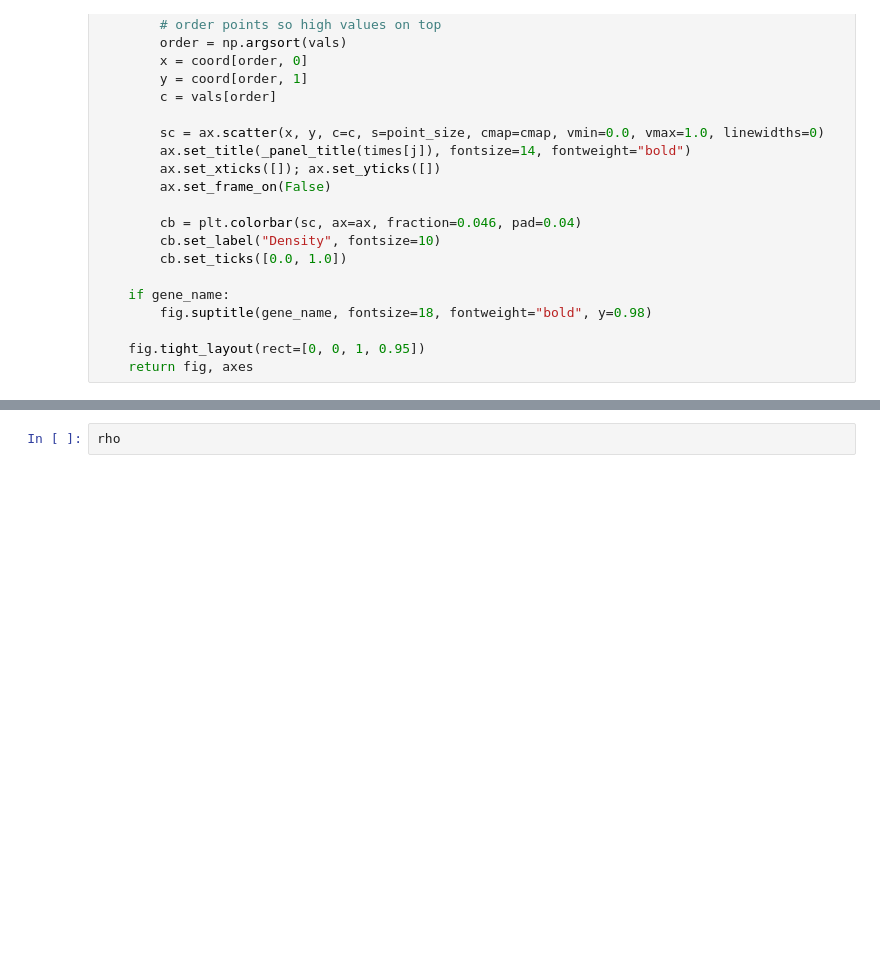
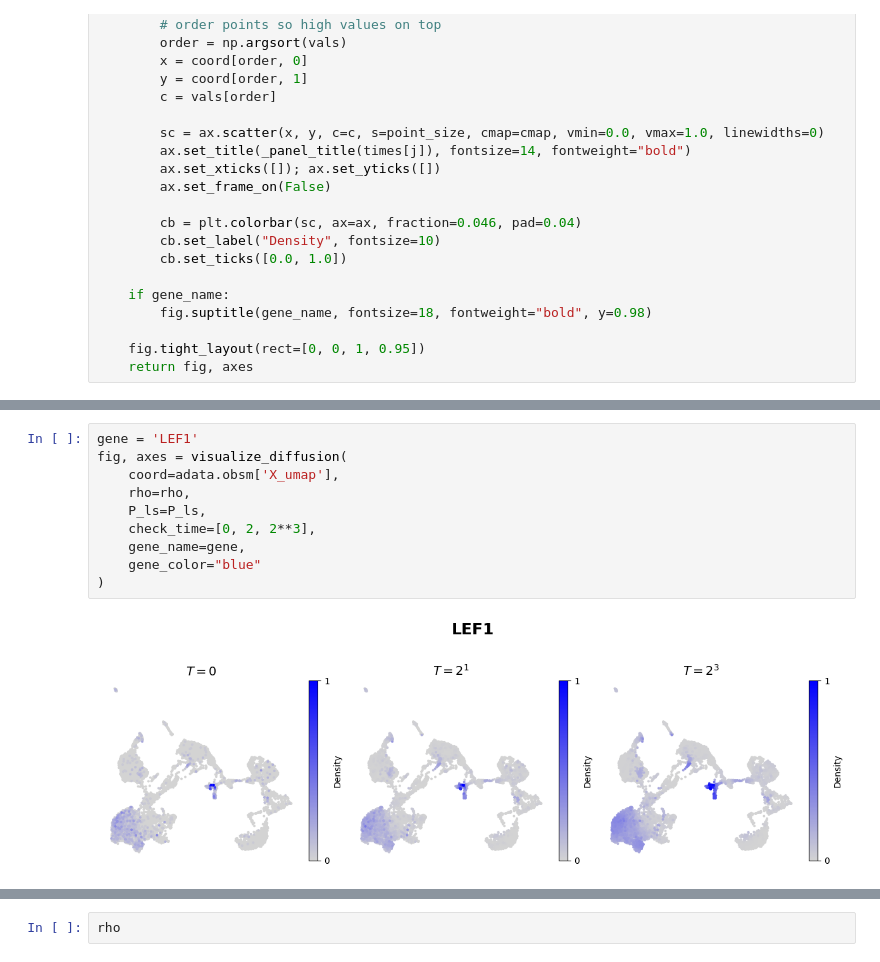
Before and after one commit to jassonmakkar/pylmd, a Jupyter notebook: pylmd/pylmd/demo.ipynb, the cells around one changed output, grey strips where cells are left out. Cells and saved outputs as stored; diff of their text form; blank space fills up the shorter version.

```diff
--- a/pylmd/pylmd/demo.ipynb
+++ b/pylmd/pylmd/demo.ipynb
@@ -718,3 +720,15 @@ sc.pl.umap(adata, color = ['IGF1','IFNG','TOB1'])
+# %%
+gene = 'LEF1'
+fig, axes = visualize_diffusion(
+    coord=adata.obsm['X_umap'],
+    rho=rho,
+    P_ls=P_ls,
+    check_time=[0, 2, 2**3],
+    gene_name=gene,
+    gene_color="blue"
+)
+# %% [output]
+[figure, added]
 # %%
 gene = 'IGF1'
 fig, axes = visualize_diffusion(
```
Also changed, not shown: parts of 49 cells of this notebook.
